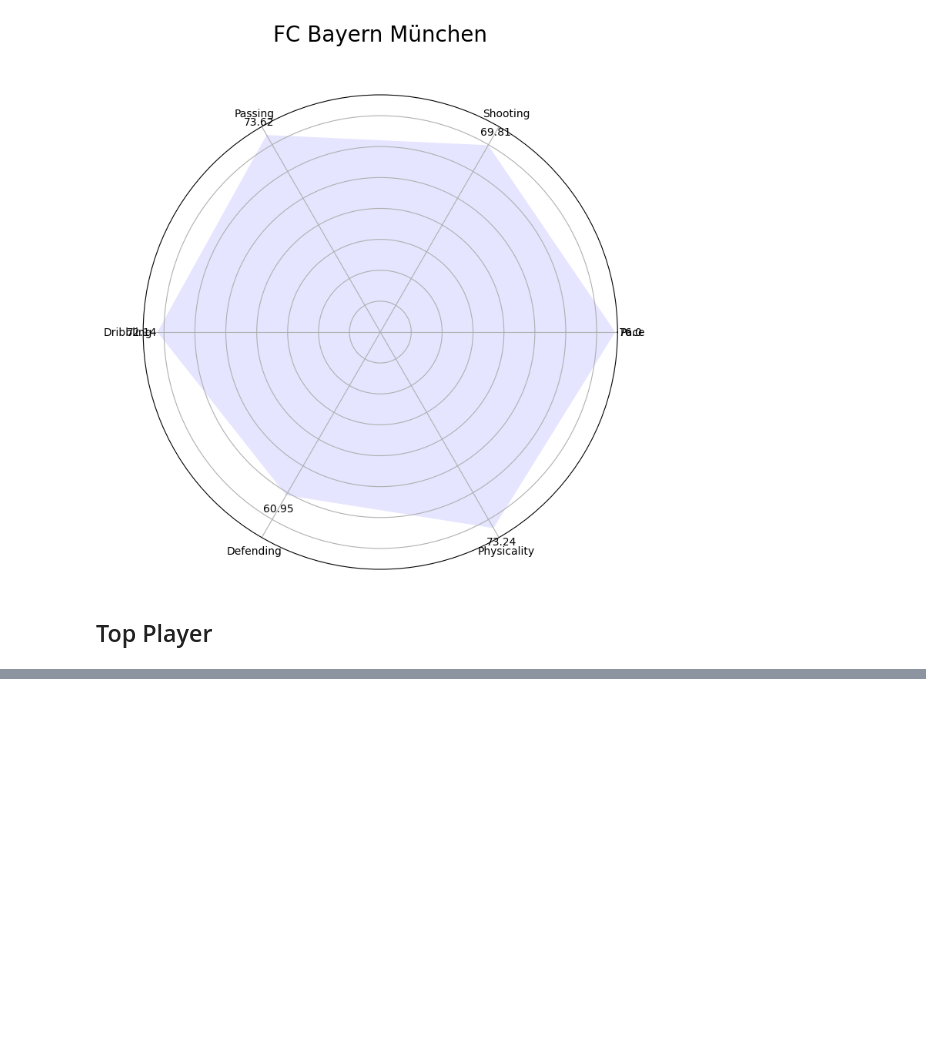
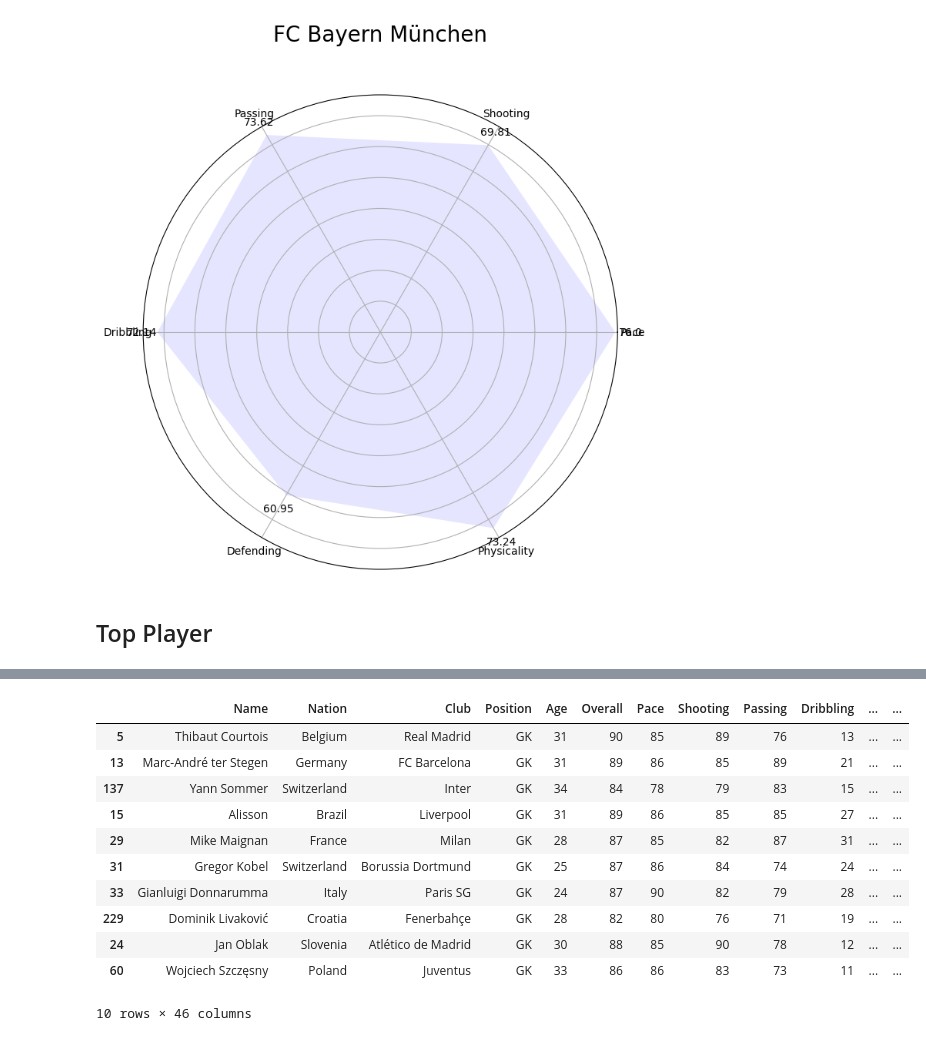
Before and after one commit to Silver4sh/fifa, a Jupyter notebook: fifa.ipynb, the cells around one changed output, grey strips where cells are left out. Drawn from its saved outputs; the diff is of its cells as text; code cells hidden in the pictures; blank space fills up the shorter version.

```diff
--- a/fifa.ipynb
+++ b/fifa.ipynb
@@ -6,5 +6,5 @@ import csv
 # %% [markdown]
 ## Path to Import
 # %%
-path_import = "male_players.csv"
-path_eksport = "out.csv"
+path_import = "raw_data/male_players.csv"
+path_eksport = "summary_team.csv"
@@ -181,0 +153,24 @@ Index(['Name', 'Nation', 'Club', 'Position', 'Age', 'Overall', 'Pace',
+# %%
+top10_att = data.loc[data['Position'].isin(['CF', 'SS', 'LW', 'RW', 'ST', 'FW'])].sort_values('Overall', ascending=False).head(10)
+top10_mid = data.loc[data['Position'].str.contains('M', na=False)].sort_values('Overall', ascending=False).head(10)
+deff = data.loc[(data['Position'].str.contains('B', na=False)) | (data['Position'] == 'SW')].sort_values('Overall', ascending=False)
+top10_deff = deff.head(10)
+top10_l_deff = deff.loc[data['Position'].str.contains('L', na=False)].sort_values('Overall', ascending=False).head(10)
+top10_c_deff = deff.loc[data['Position'].str.contains('C', na=False)].sort_values('Overall', ascending=False).head(10)
+top10_r_deff = deff.loc[data['Position'].str.contains('R', na=False)].sort_values('Overall', ascending=False).head(10)
+top10_gk = data.loc[data['Position'] == 'GK'].sort_values(['GK','Overall'], ascending=False).head(10)
+# %%
+top10_gk
+# %% [output]
+|  | Name | Nation | Club | Position | Age | Overall | Pace | Shooting | Passing | Dribbling | ... | ... |
+| 5 | Thibaut Courtois | Belgium | Real Madrid | GK | 31 | 90 | 85 | 89 | 76 | 13 | ... | ... |
+| 13 | Marc-André ter Stegen | Germany | FC Barcelona | GK | 31 | 89 | 86 | 85 | 89 | 21 | ... | ... |
+| 137 | Yann Sommer | Switzerland | Inter | GK | 34 | 84 | 78 | 79 | 83 | 15 | ... | ... |
+| 15 | Alisson | Brazil | Liverpool | GK | 31 | 89 | 86 | 85 | 85 | 27 | ... | ... |
+| 29 | Mike Maignan | France | Milan | GK | 28 | 87 | 85 | 82 | 87 | 31 | ... | ... |
+| 31 | Gregor Kobel | Switzerland | Borussia Dortmund | GK | 25 | 87 | 86 | 84 | 74 | 24 | ... | ... |
+| 33 | Gianluigi Donnarumma | Italy | Paris SG | GK | 24 | 87 | 90 | 82 | 79 | 28 | ... | ... |
+| 229 | Dominik Livaković | Croatia | Fenerbahçe | GK | 28 | 82 | 80 | 76 | 71 | 19 | ... | ... |
+| 24 | Jan Oblak | Slovenia | Atlético de Madrid | GK | 30 | 88 | 85 | 90 | 78 | 12 | ... | ... |
+| 60 | Wojciech Szczęsny | Poland | Juventus | GK | 33 | 86 | 86 | 83 | 73 | 11 | ... | ... |
+10 rows × 46 columns
```
Also changed, not shown: parts of 5 cells of this notebook.
